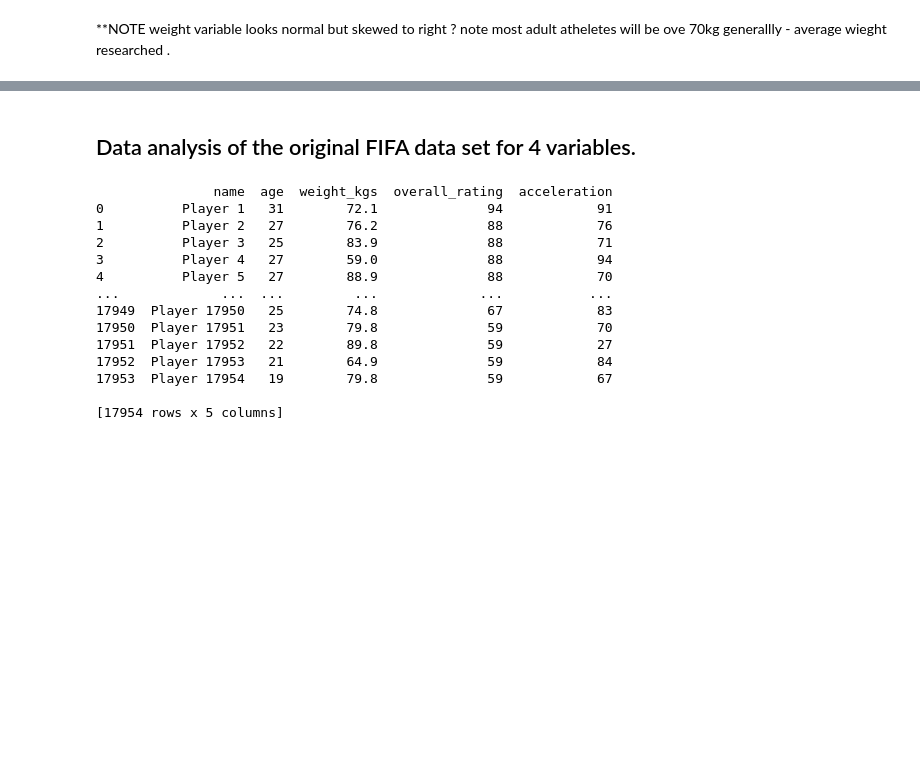
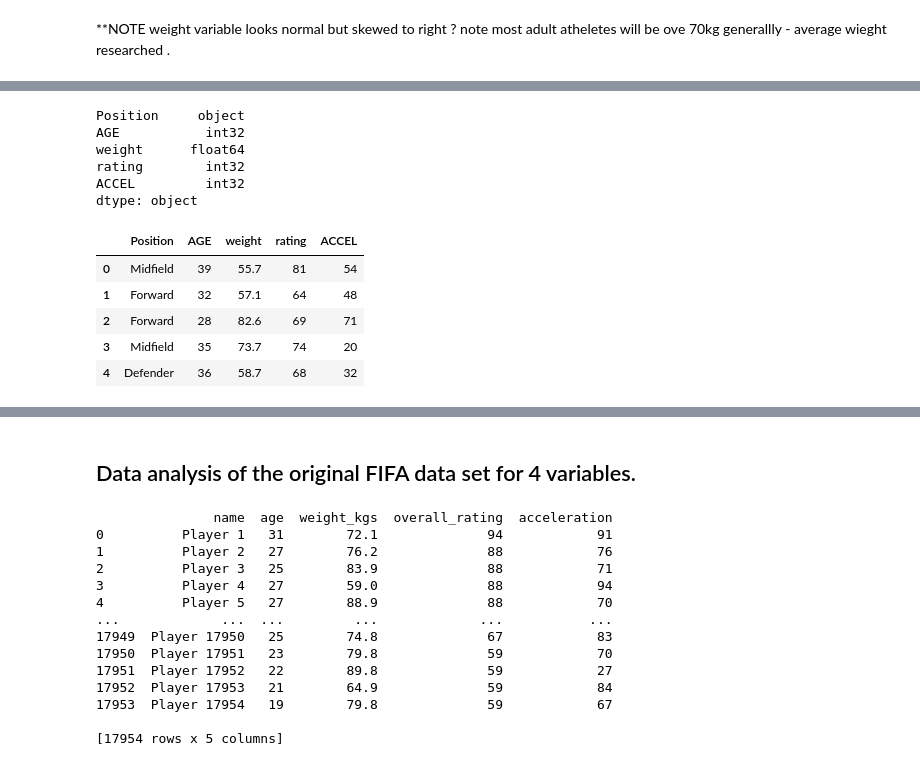
Before and after one commit to conortierney/Prog_for_DA_Assignment, a Jupyter notebook: Prog_for_DA_Assignment.ipynb, the cells around one changed output, grey strips where cells are left out. Saved outputs shown, nothing was run; the diff lists cells and outputs as text; code cells hidden in the pictures; blank space fills up the shorter version.

```diff
--- a/Prog_for_DA_Assignment.ipynb
+++ b/Prog_for_DA_Assignment.ipynb
@@ -305,0 +347,20 @@ Does the origional data set variable follow similar distributions to the numpty
+# %%
+#verify the types of data variables.
+dfnew.dtypes
+# %% [output]
+Position     object
+AGE           int32
+weight      float64
+rating        int32
+ACCEL         int32
+dtype: object
+# %%
+# First 5 rows
+dfnew.head(5)
+# %% [output]
+|  | Position | AGE | weight | rating | ACCEL |
+| 0 | Midfield | 39 | 55.7 | 81 | 54 |
+| 1 | Forward | 32 | 57.1 | 64 | 48 |
+| 2 | Forward | 28 | 82.6 | 69 | 71 |
+| 3 | Midfield | 35 | 73.7 | 74 | 20 |
+| 4 | Defender | 36 | 58.7 | 68 | 32 |
```
Also changed, not shown: parts of 74 cells of this notebook.
